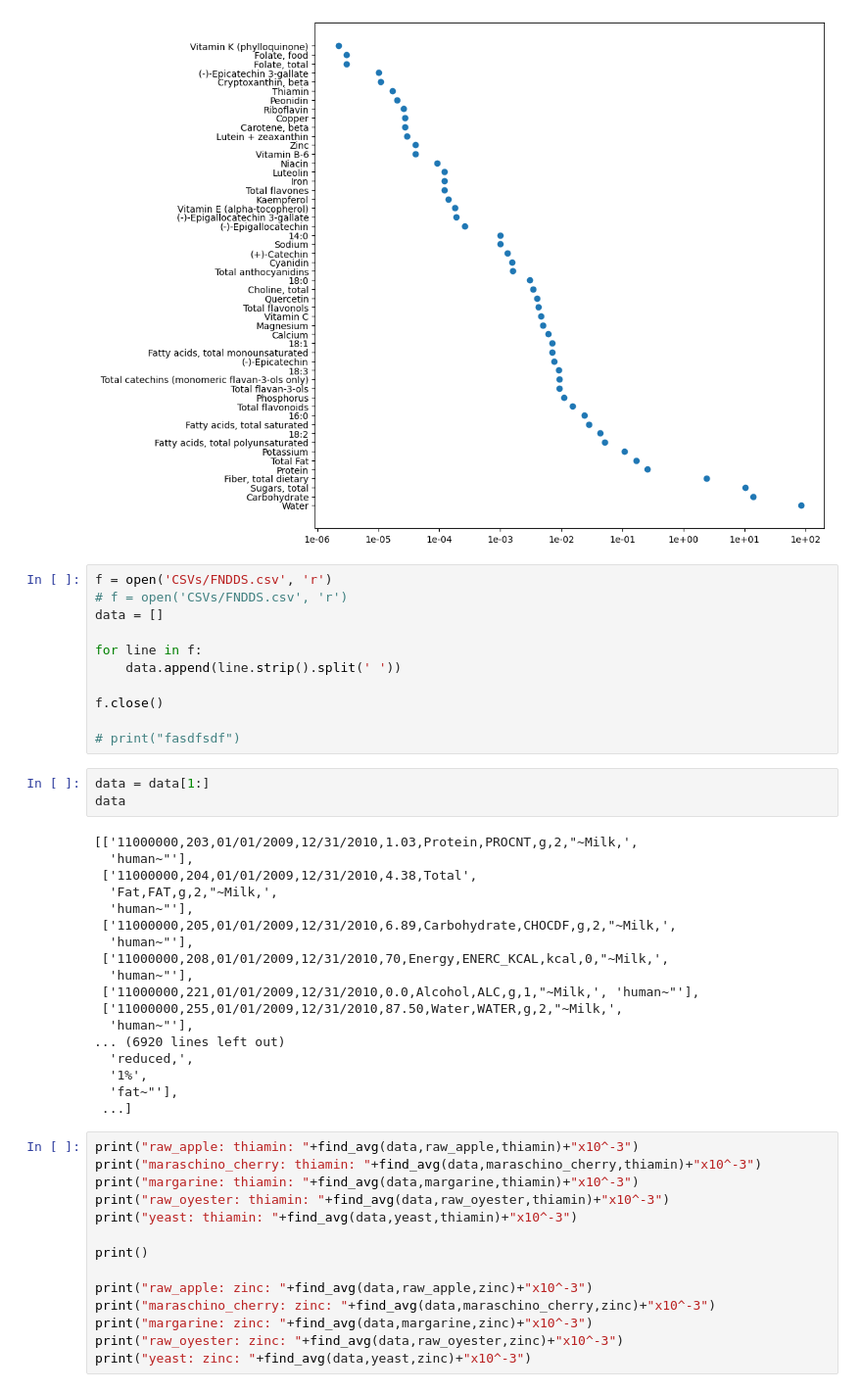
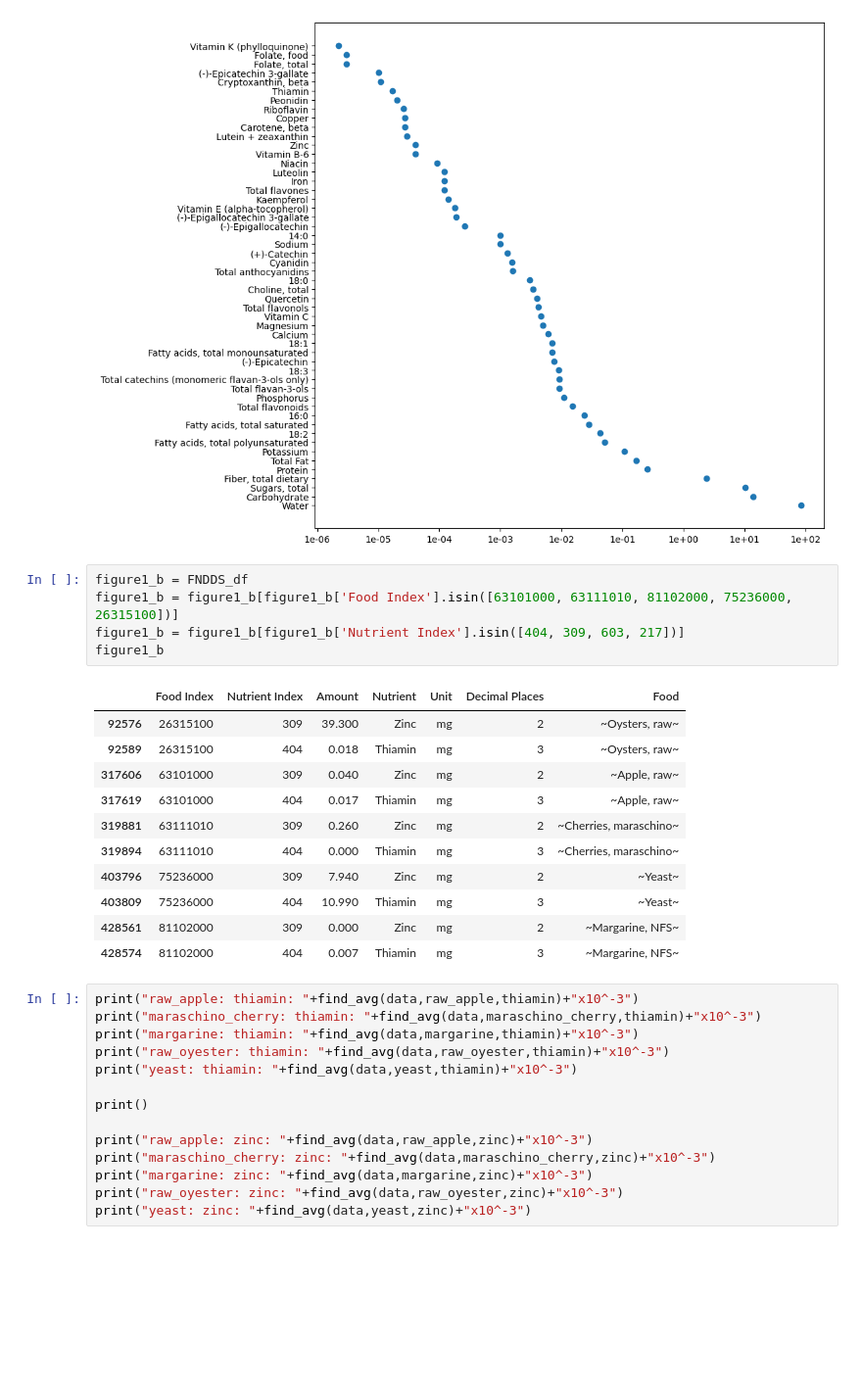
Before and after one commit to oberoir080/NutrientEDA, a Jupyter notebook: CSV_Generator_py/Figures.ipynb, the cells around one changed output. Shown at 98% size. Cells and saved outputs as stored; diff of their text form; blank space fills up the shorter version.

Commit message:
Changed the method to generate figure1b

```diff
--- a/CSV_Generator_py/Figures.ipynb
+++ b/CSV_Generator_py/Figures.ipynb
@@ -104,38 +90,23 @@ plt.xticks(x_ticks, [f"{val:.0e}" for val in x_ticks])
 plt.show()
 # %% [output]
 [figure]
-# %%
-f = open('CSVs/FNDDS.csv', 'r')
-# f = open('CSVs/FNDDS.csv', 'r')
-data = []
-
-for line in f:
-    data.append(line.strip().split(' '))
-
-f.close()
-
-# print("fasdfsdf")
-# %%
-data = data[1:]
-data
-# %% [output]
-[['11000000,203,01/01/2009,12/31/2010,1.03,Protein,PROCNT,g,2,"~Milk,',
-  'human~"'],
- ['11000000,204,01/01/2009,12/31/2010,4.38,Total',
-  'Fat,FAT,g,2,"~Milk,',
-  'human~"'],
- ['11000000,205,01/01/2009,12/31/2010,6.89,Carbohydrate,CHOCDF,g,2,"~Milk,',
-  'human~"'],
- ['11000000,208,01/01/2009,12/31/2010,70,Energy,ENERC_KCAL,kcal,0,"~Milk,',
-  'human~"'],
- ['11000000,221,01/01/2009,12/31/2010,0.0,Alcohol,ALC,g,1,"~Milk,', 'human~"'],
- ['11000000,255,01/01/2009,12/31/2010,87.50,Water,WATER,g,2,"~Milk,',
-  'human~"'],
-... (6920 lines left out)
-  'reduced,',
-  '1%',
-  'fat~"'],
- ...]
+# %%
+figure1_b = FNDDS_df
+figure1_b = figure1_b[figure1_b['Food Index'].isin([63101000, 63111010, 81102000, 75236000, 26315100])]
+figure1_b = figure1_b[figure1_b['Nutrient Index'].isin([404, 309, 603, 217])]
+figure1_b
+# %% [output]
+|  | Food Index | Nutrient Index | Amount | Nutrient | Unit | Decimal Places | Food |
+| 92576 | 26315100 | 309 | 39.300 | Zinc | mg | 2 | ~Oysters, raw~ |
+| 92589 | 26315100 | 404 | 0.018 | Thiamin | mg | 3 | ~Oysters, raw~ |
+| 317606 | 63101000 | 309 | 0.040 | Zinc | mg | 2 | ~Apple, raw~ |
+| 317619 | 63101000 | 404 | 0.017 | Thiamin | mg | 3 | ~Apple, raw~ |
+| 319881 | 63111010 | 309 | 0.260 | Zinc | mg | 2 | ~Cherries, maraschino~ |
+| 319894 | 63111010 | 404 | 0.000 | Thiamin | mg | 3 | ~Cherries, maraschino~ |
+| 403796 | 75236000 | 309 | 7.940 | Zinc | mg | 2 | ~Yeast~ |
+| 403809 | 75236000 | 404 | 10.990 | Thiamin | mg | 3 | ~Yeast~ |
+| 428561 | 81102000 | 309 | 0.000 | Zinc | mg | 2 | ~Margarine, NFS~ |
+| 428574 | 81102000 | 404 | 0.007 | Thiamin | mg | 3 | ~Margarine, NFS~ |
 # %%
 print("raw_apple: thiamin: "+find_avg(data,raw_apple,thiamin)+"x10^-3")
 print("maraschino_cherry: thiamin: "+find_avg(data,maraschino_cherry,thiamin)+"x10^-3")
```
Also changed, not shown: parts of 3 cells of this notebook.
